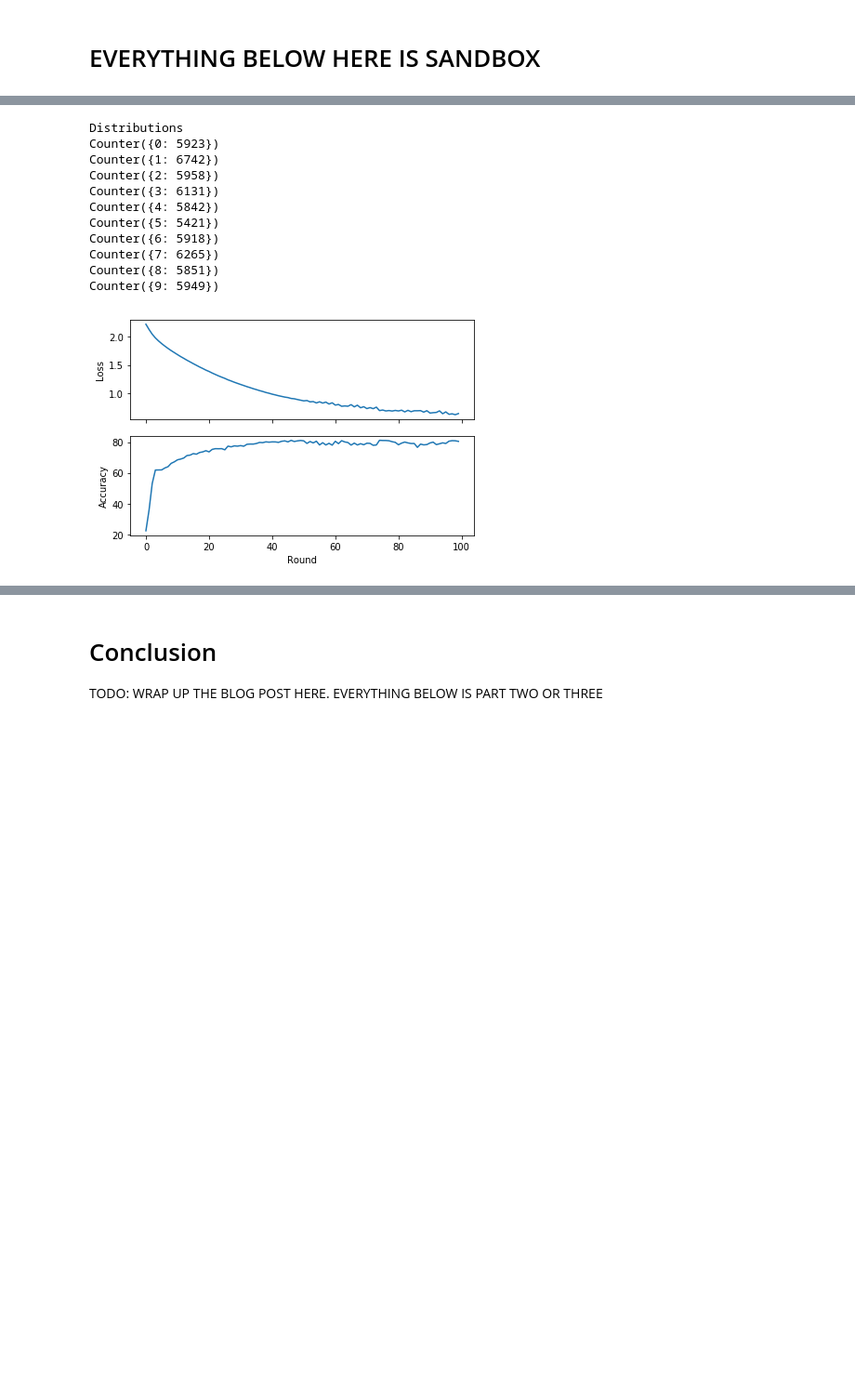
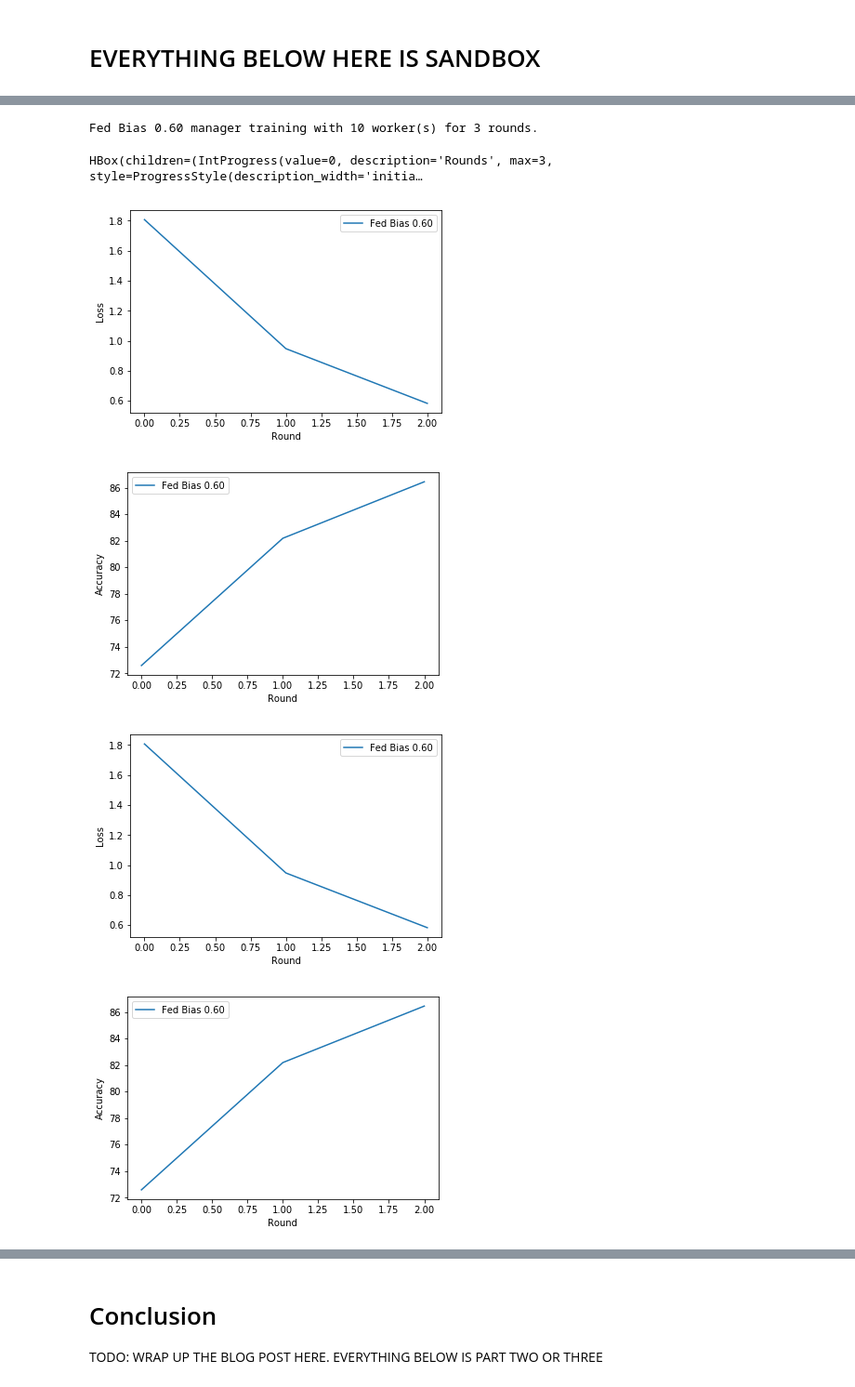
Before and after one commit to rmicallef/bfpytorch, a Jupyter notebook: MNIST-Fed-Part1.ipynb, the cells around one changed output, grey strips where cells are left out. Shown: that part at 93% size. Drawn from its saved outputs; the diff is of its cells as text; code cells hidden in the pictures; blank space fills up the shorter version.

```diff
--- a/MNIST-Fed-Part1.ipynb
+++ b/MNIST-Fed-Part1.ipynb
@@ -553,12 +315,0 @@ Round 0
-# %%
-fed_stk8_mgr = federated.FederatedManager(
-    [DataLoader(dset, batch_size=train_batch_size, shuffle=True)
-                        for dset in fm.make_stacked_dsets(train_dset, p=0.8)],
-    Net,
-    nn.CrossEntropyLoss(),
-    test_dset,
-    num_epochs,
-    learning_rate
-)
-
-run_manager(fed_stk8_mgr, num_rounds)
@@ -598,12 +315,0 @@ fm.plot(default_manager, label='Non-Federated')
-# %%
-fed_stk10_mgr = federated.FederatedManager(
-    [DataLoader(dset, batch_size=train_batch_size, shuffle=True)
-                        for dset in fm.make_stacked_dsets(train_dset, p=1)],
-    Net,
-    nn.CrossEntropyLoss(),
-    test_dset,
-    num_epochs,
-    learning_rate
-)
-
-run_manager(fed_stk10_mgr, num_rounds)
@@ -630,16 +316,21 @@ Round 0
-# %%
-fm.plot(fed_stk10_mgr)
-fm.check_dsets(fm.make_stacked_dsets(train_dset, p=1))
-# %% [output]
-Distributions
-Counter({0: 5923})
-Counter({1: 6742})
-Counter({2: 5958})
-Counter({3: 6131})
-Counter({4: 5842})
-Counter({5: 5421})
-Counter({6: 5918})
-Counter({7: 6265})
-Counter({8: 5851})
-Counter({9: 5949})
-[figure, removed]
+# %%
+import federated_mnist as fm
+
+def eval_mgr(name, train_dset, test_dset, p=0.0, num_rounds=50, target_acc=None):
+
+    dls = fm.make_stacked_dloaders(train_dset, p=p)
+    mgr = make_manager(name, dls, test_dset)
+    run_manager(mgr, num_rounds, target_acc=target_acc)
+    plot_mgr(mgr)
+    return mgr
+# %%
+fed_060_mgr = eval_mgr('Fed Bias 0.60', train_dset, test_dset, p=0.60, num_rounds=3, target_acc=None)
+
+plot_mgr(fed_060_mgr)
+# %% [output]
+Fed Bias 0.60 manager training with 10 worker(s) for 3 rounds.
+HBox(children=(IntProgress(value=0, description='Rounds', max=3, style=ProgressStyle(description_width='initia…
+[figure, added]
+[figure, added]
+[figure, added]
+[figure, added]
```
Also changed, not shown: parts of 42 cells of this notebook, 2 other files.
